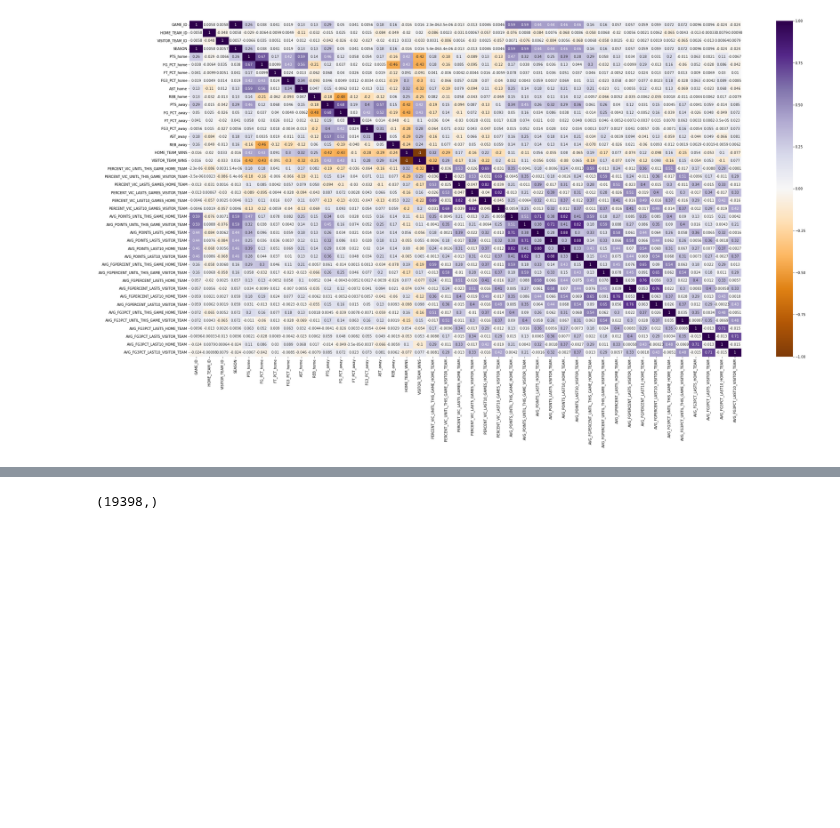
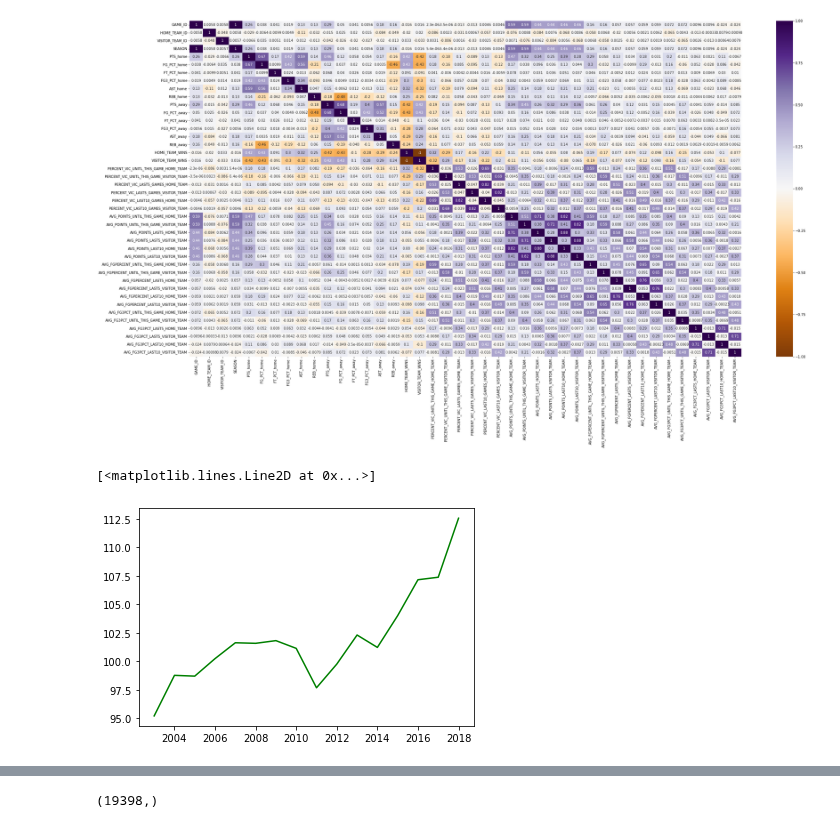
Before and after one commit to robertomanzanolopez/nba_statistics_prediction, a Jupyter notebook: data_exploration.ipynb, the cells around one changed output, grey strips where cells are left out. Drawn from its saved outputs; the diff is of its cells as text; code cells hidden in the pictures; blank space fills up the shorter version.

```diff
--- a/data_exploration.ipynb
+++ b/data_exploration.ipynb
@@ -37,3 +37,9 @@ sns.heatmap(df_corr, annot=True, cmap='PuOr', center=0)
 # Histograma que indique la evolucion a lo largo del tiempo de:
 # %%
 # 1.Puntos anotados y recibidos
+# %%
+#Media de puntos anotados a lo largo del tiempo para el equipo que juega en casa
+plt.plot(df['SEASON'].unique(),(df.groupby('SEASON')['PTS_home'].mean()), color = 'green')
+# %% [output]
+[<matplotlib.lines.Line2D at 0x...>]
+[figure, added]
```
Also changed, not shown: parts of 10 cells of this notebook.
